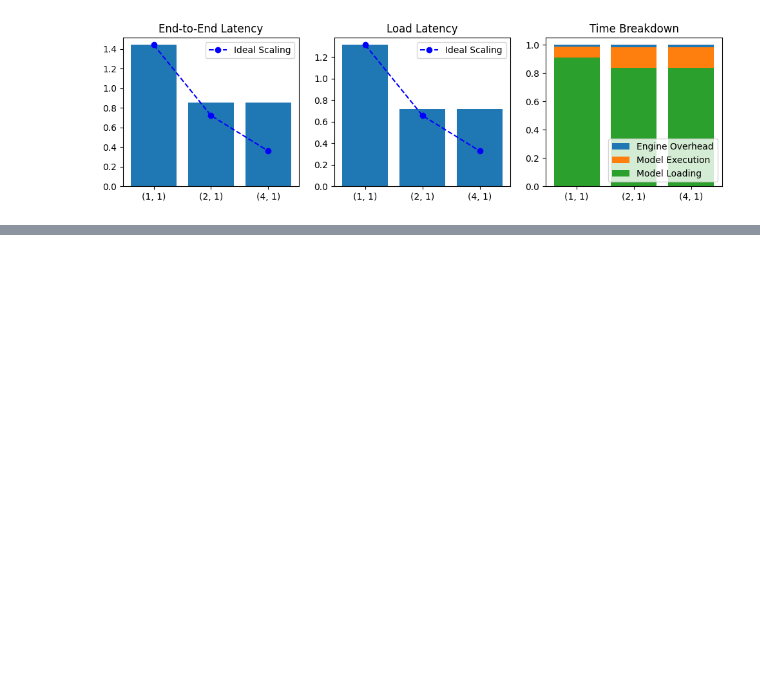
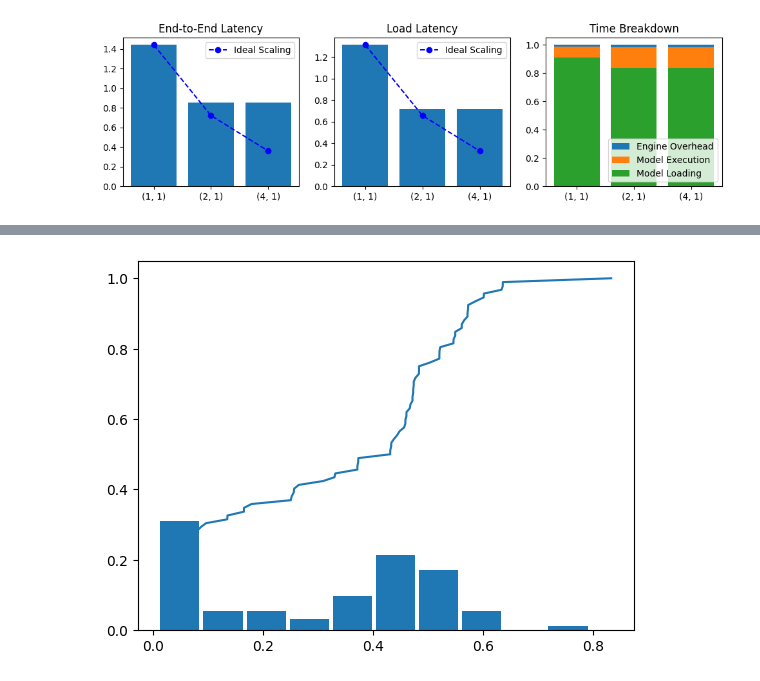
Before and after one commit to dlzou/computron, a Jupyter notebook: experiments/results.ipynb, the cells around one changed output, grey strips where cells are left out. Cells and saved outputs as stored; diff of their text form; code cells hidden in the pictures; blank space fills up the shorter version.

```diff
--- a/experiments/perf.ipynb
+++ b/experiments/results.ipynb
@@ -155,0 +196,33 @@ plt.show()
+# %%
+def get_resp_times(log_file):
+    resp_ids = []
+    resp_times = []
+    with open(log_file, 'r') as file:
+        for line in file:
+            if 'response' in line:
+                match = re.search(r'model: (.+), response time: (\d+\.\d+)', line)
+                try:
+                    resp_ids.append(match.group(1))
+                    resp_times.append(float(match.group(2)))
+                except: pass
+    return np.array(resp_ids), np.array(resp_times)
+
+
+def plot_histogram(data):
+    heights, bins = np.histogram(data, bins=10)
+    heights = heights / sum(heights)
+    plt.bar(bins[:-1], heights, width=(max(bins) - min(bins))/len(bins))
+
+
+def plot_cdf(data):
+    x = np.sort(data)
+    y = 1. * np.arange(len(data)) / (len(data) - 1)
+    plt.plot(x, y)
+# %%
+log_file = "sim_opt-1.3b_c0_t1_p1_b8_d30/client.log"
+resp_ids, resp_times = get_resp_times(log_file)
+plot_histogram(resp_times)
+plot_cdf(resp_times)
+plt.show()
+# %% [output]
+[figure, added]
```
Also changed, not shown: parts of 9 cells of this notebook, 6 other files.
